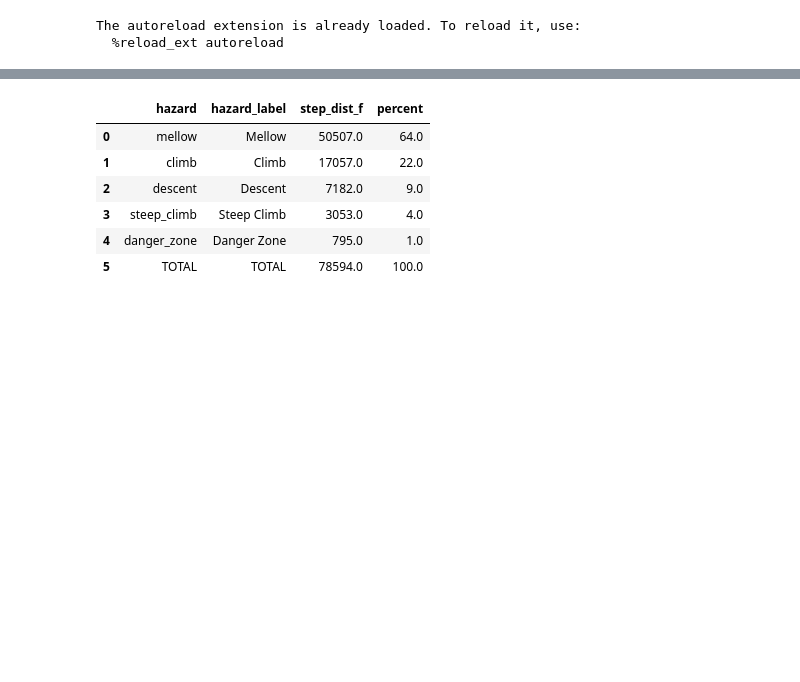
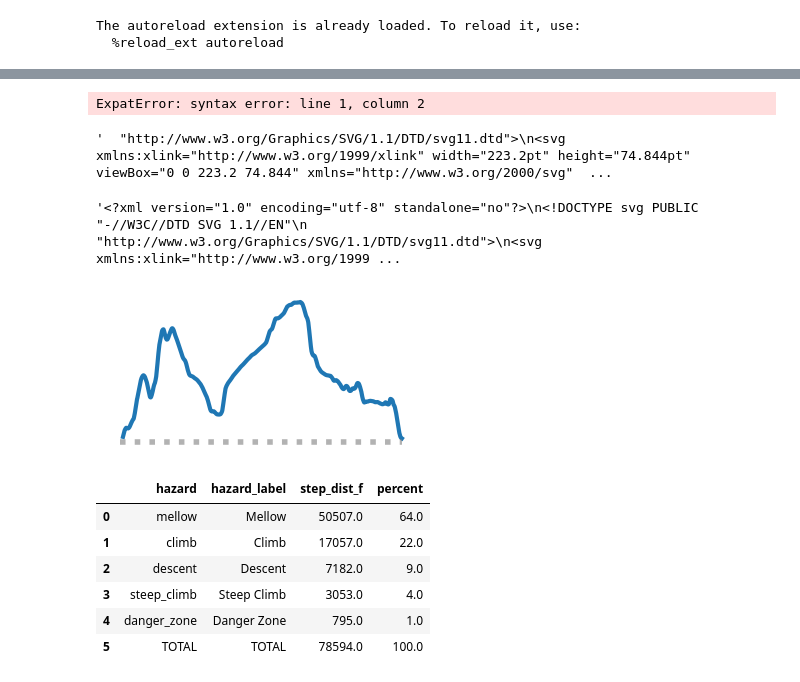
Before and after one commit to peter-amerkhanian/gpx-analysis, a Jupyter notebook: sandbox.ipynb, the cells around one changed output, grey strips where cells are left out. Saved outputs shown, nothing was run; the diff lists cells and outputs as text; code cells hidden in the pictures; blank space fills up the shorter version.

```diff
--- a/main.ipynb
+++ b/sandbox.ipynb
@@ -23,3 +48,33 @@ df = pd.concat(dfs, ignore_index=True)
+# %%
+display(SVG(gpx_analysis.site.route_elevation_svg(df)))
+# %% [output]
+ExpatError: syntax error: line 1, column 2
+# %%
+display(gpx_analysis.site.route_elevation_svg(df))
+# %% [output]
+'  "http://www.w3.org/Graphics/SVG/1.1/DTD/svg11.dtd">\n<svg xmlns:xlink="http://www.w3.org/1999/xlink" width="223.2pt" height="74.844pt" viewBox="0 0 223.2 74.844" xmlns="http://www.w3.org/2000/svg"  ...
+# %%
+def basic_elevation_plot(df):
+    fig, ax = plt.subplots(figsize=(4, 2))
+    df["elevation_f"].rolling(10).mean().plot(ax=ax, linewidth=3)
+    ax.plot(
+        np.arange(0, len(df)),
+        np.ones(len(df)) * df["elevation_f"].min(),
+        linewidth=4,
+        color="grey",
+        linestyle=":",
+        alpha=0.6,
+    )
+    ax.set_axis_off()
+    f = io.StringIO()
+    fig.savefig(f, format='svg')
+    svg_data = f.getvalue()
+    return svg_data
+# %%
+basic_elevation_plot(df)
+# %% [output]
+'<?xml version="1.0" encoding="utf-8" standalone="no"?>\n<!DOCTYPE svg PUBLIC "-//W3C//DTD SVG 1.1//EN"\n  "http://www.w3.org/Graphics/SVG/1.1/DTD/svg11.dtd">\n<svg xmlns:xlink="http://www.w3.org/1999 ...
+[figure, added]
 # %%
 gpxa.aggregate_by_hazard(df, column='step_dist_f')
 # %% [output]
```
Also changed, not shown: parts of 3 cells of this notebook, 25 other files.
